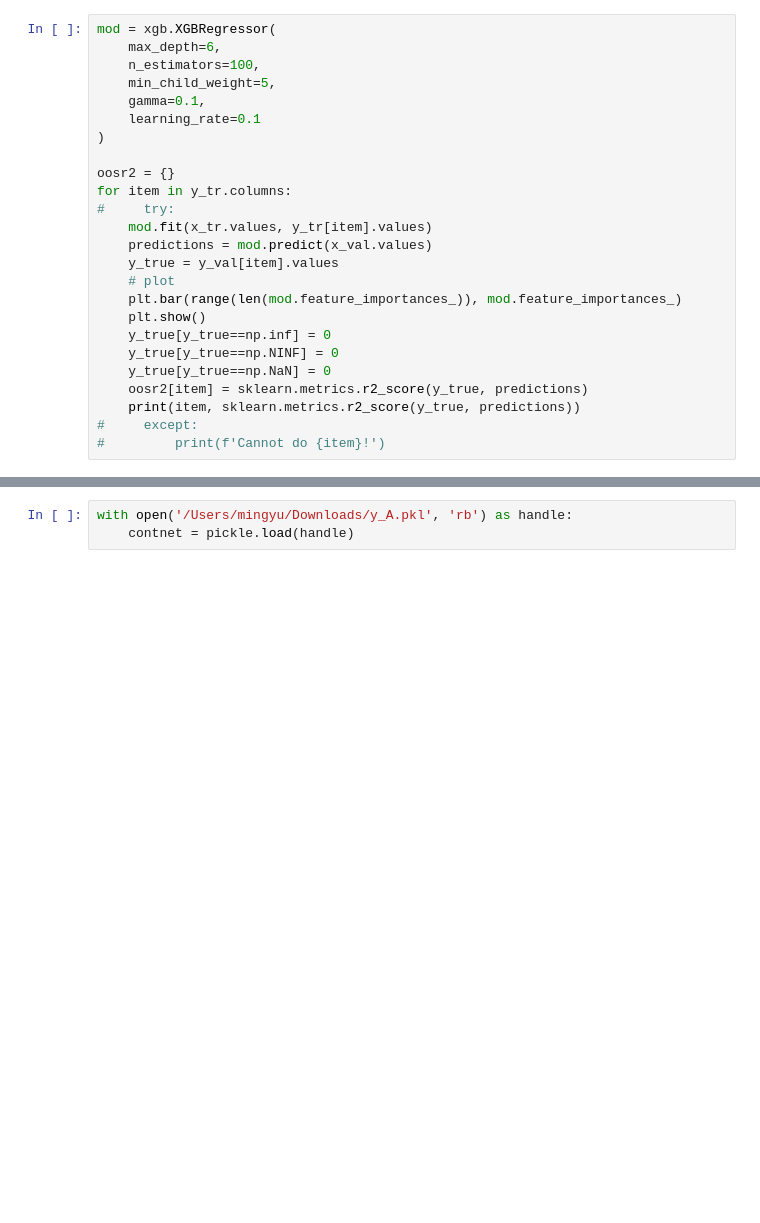
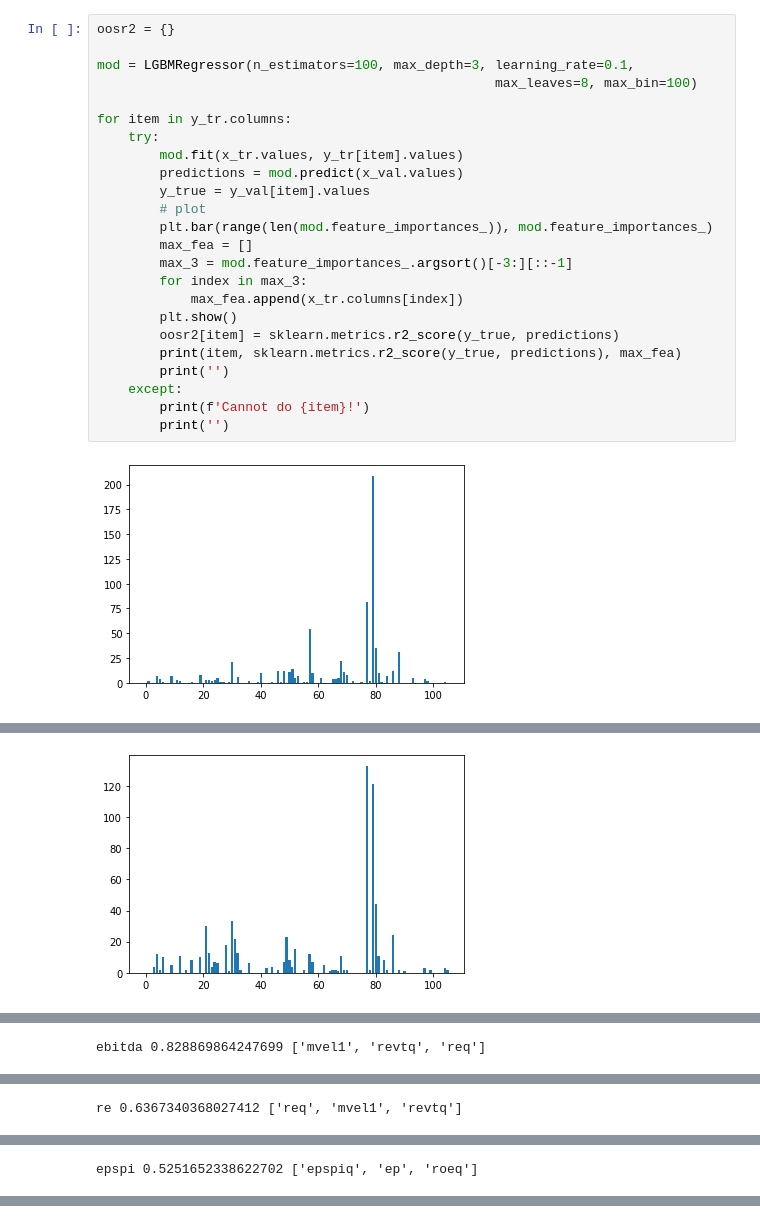
Before and after one commit to Alan-Yanlong-Guo/ml_val, a Jupyter notebook: run.ipynb, the cells around one changed output, grey strips where cells are left out. Saved outputs shown, nothing was run; the diff lists cells and outputs as text; blank space fills up the shorter version.

```diff
--- a/run.ipynb
+++ b/run.ipynb
@@ -58,28 +73,28 @@ list(y_tr.columns)
  'roeq_5o5',
  'roaq_5o5']
 # %%
-mod = xgb.XGBRegressor(
-    max_depth=6,
-    n_estimators=100,
-    min_child_weight=5,
-    gamma=0.1,
-    learning_rate=0.1
-)
+oosr2 = {}
 
-oosr2 = {}
+mod = LGBMRegressor(n_estimators=100, max_depth=3, learning_rate=0.1,
+                                                   max_leaves=8, max_bin=100)
+
 for item in y_tr.columns:
-#     try:
-    mod.fit(x_tr.values, y_tr[item].values)
-    predictions = mod.predict(x_val.values)
-    y_true = y_val[item].values
-    # plot
-    plt.bar(range(len(mod.feature_importances_)), mod.feature_importances_)
-    plt.show()
-    y_true[y_true==np.inf] = 0
-    y_true[y_true==np.NINF] = 0
-    y_true[y_true==np.NaN] = 0
-    oosr2[item] = sklearn.metrics.r2_score(y_true, predictions)
-    print(item, sklearn.metrics.r2_score(y_true, predictions))
-#     except:
-#         print(f'Cannot do {item}!')
+    try:
+        mod.fit(x_tr.values, y_tr[item].values)
+        predictions = mod.predict(x_val.values)
+        y_true = y_val[item].values
+        # plot
+        plt.bar(range(len(mod.feature_importances_)), mod.feature_importances_)
+        max_fea = []
+        max_3 = mod.feature_importances_.argsort()[-3:][::-1]
+        for index in max_3:
+            max_fea.append(x_tr.columns[index])
+        plt.show()
+        oosr2[item] = sklearn.metrics.r2_score(y_true, predictions)
+        print(item, sklearn.metrics.r2_score(y_true, predictions), max_fea)
+        print('')
+    except:
+        print(f'Cannot do {item}!')
+        print('')
 # %% [output]
+[figure, added]
@@ -86,0 +102 @@ for item in y_tr.columns:
+[figure, added]
@@ -90,0 +105 @@ Stack trace:
+ebitda 0.828869864247699 ['mvel1', 'revtq', 'req']
@@ -90,0 +107 @@ Stack trace:
+re 0.6367340368027412 ['req', 'mvel1', 'revtq']
@@ -90,0 +109 @@ Stack trace:
+epspi 0.5251652338622702 ['epspiq', 'ep', 'roeq']
@@ -91,3 +112,0 @@ Stack trace:
-# %%
-with open('/Users/mingyu/Downloads/y_A.pkl', 'rb') as handle:
-    contnet = pickle.load(handle)
```
Also changed, not shown: parts of 8 cells of this notebook, 2 other files.
